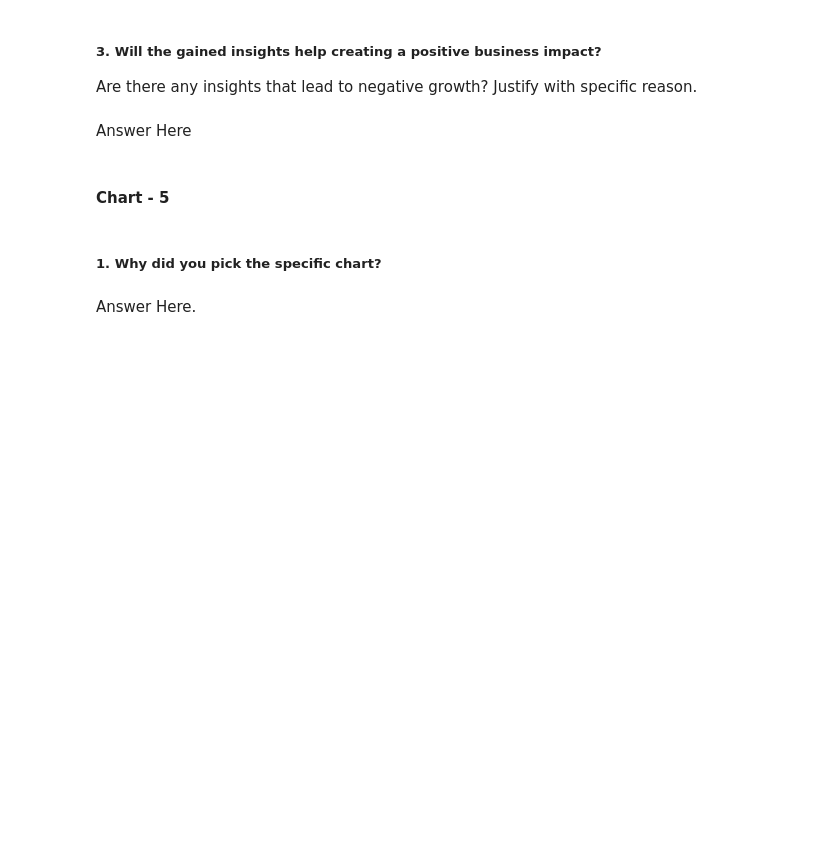
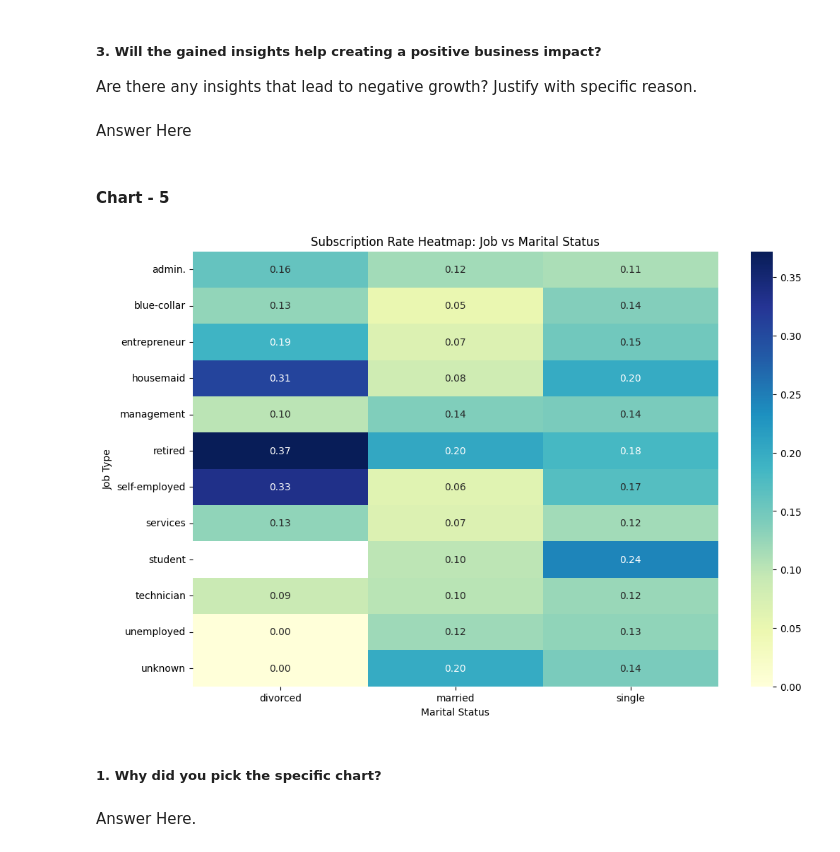
Before and after one commit to amol004/Financial-Forecasting-Frontier-Distributed-ML, a Jupyter notebook: Financial_Forecasting_Frontier_Distributed_ML.ipynb, the cells around one changed output. Cells and saved outputs as stored; diff of their text form; code cells hidden in the pictures; blank space fills up the shorter version.

```diff
--- a/Financial_Forecasting_Frontier_Distributed_ML.ipynb
+++ b/Financial_Forecasting_Frontier_Distributed_ML.ipynb
@@ -445,3 +516,23 @@ Answer Here
+# %%
+# Chart - 5 visualization code
+# Heatmap of Subscription Rate by Job and Marital Status
+import matplotlib.pyplot as plt
+import seaborn as sns
+
+# Calculate subscription rate for each combination
+pivot_df = pandas_df.copy()
+pivot_df['y_numeric'] = pivot_df['y'].map({'yes': 1, 'no': 0})
+
+heatmap_data = pivot_df.groupby(['job', 'marital'])['y_numeric'].mean().unstack()
+
+plt.figure(figsize=(12, 8))
+sns.heatmap(heatmap_data, annot=True, cmap='YlGnBu', fmt='.2f')
+plt.title('Subscription Rate Heatmap: Job vs Marital Status')
+plt.xlabel('Marital Status')
+plt.ylabel('Job Type')
+plt.show()
+# %% [output]
+[figure, added]
 # %% [markdown]
 ##### 1. Why did you pick the specific chart?
 # %% [markdown]
```
Also changed, not shown: parts of 61 cells of this notebook.
